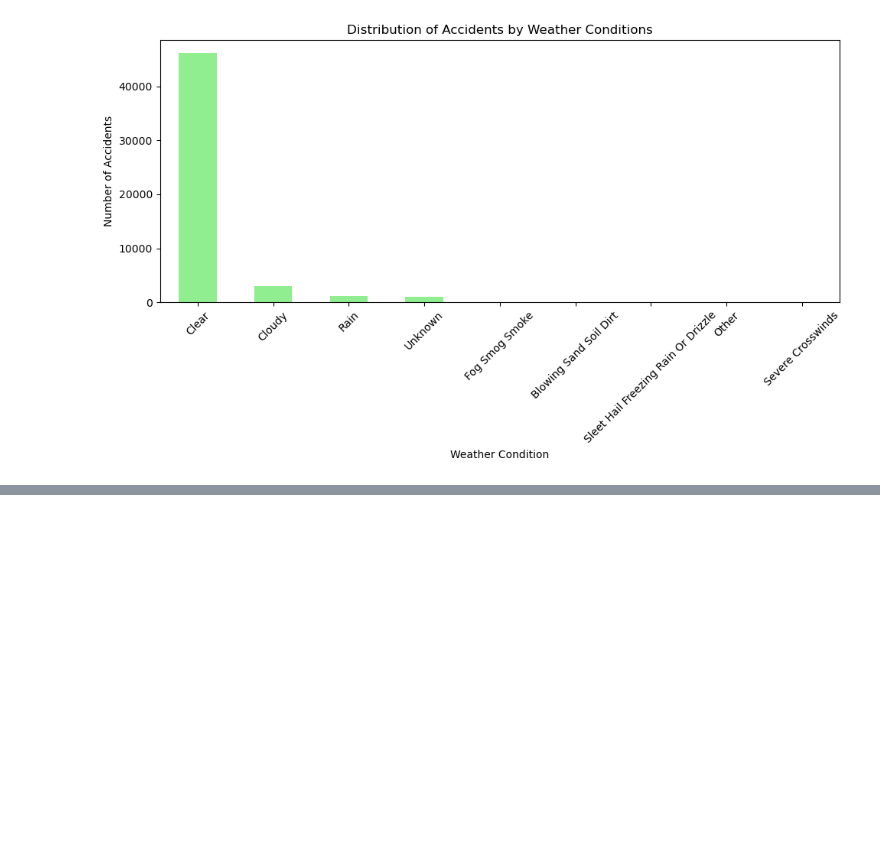
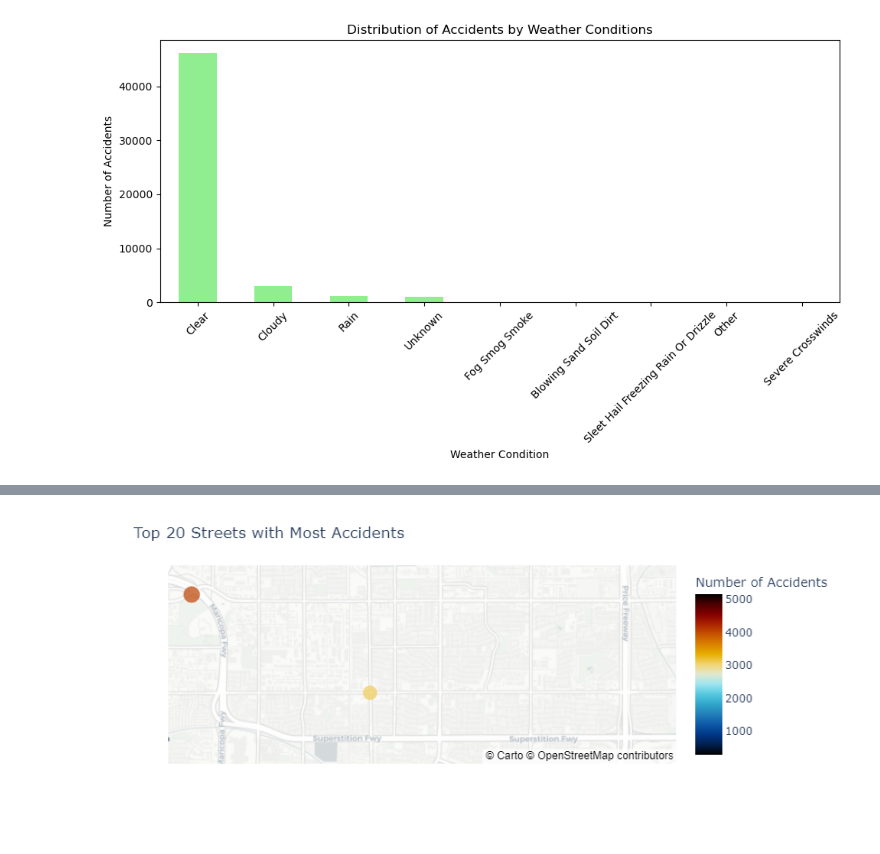
Before and after one commit to oribachar13579/oriandyuval, a Jupyter notebook: project.ipynb, the cells around one changed output, grey strips where cells are left out. Drawn from its saved outputs; the diff is of its cells as text; code cells hidden in the pictures; blank space fills up the shorter version.

```diff
--- a/project.ipynb
+++ b/project.ipynb
@@ -113,0 +137,27 @@ plt.savefig('accidents_by_weather.png')
+# %%
+
+top_streets = accidents_by_street.head(20)
+
+# מאחדים את הנתונים עם קואורדינטות X ו-Y
+top_streets_coords = top_streets.merge(strike_df[['StreetName', 'X', 'Y']], on='StreetName', how='left').drop_duplicates(subset=['StreetName'])
+
+# יוצרים מפה אינטראקטיבית
+fig = px.scatter_mapbox(
+    top_streets_coords,
+    lat='Y',
+    lon='X',
+    hover_name='StreetName',
+    hover_data={'Number of Accidents': True, 'X': False, 'Y': False},
+    color='Number of Accidents',
+    color_continuous_scale=px.colors.cyclical.IceFire,
+    size='Number of Accidents',
+    size_max=15,
+    zoom=12,
+    mapbox_style='carto-positron'
+)
+
+# מציגים את המפה
+fig.update_layout(title='Top 20 Streets with Most Accidents')
+fig.show()
+# %% [output]
+[figure, added]
```
Also changed, not shown: parts of 9 cells of this notebook.
